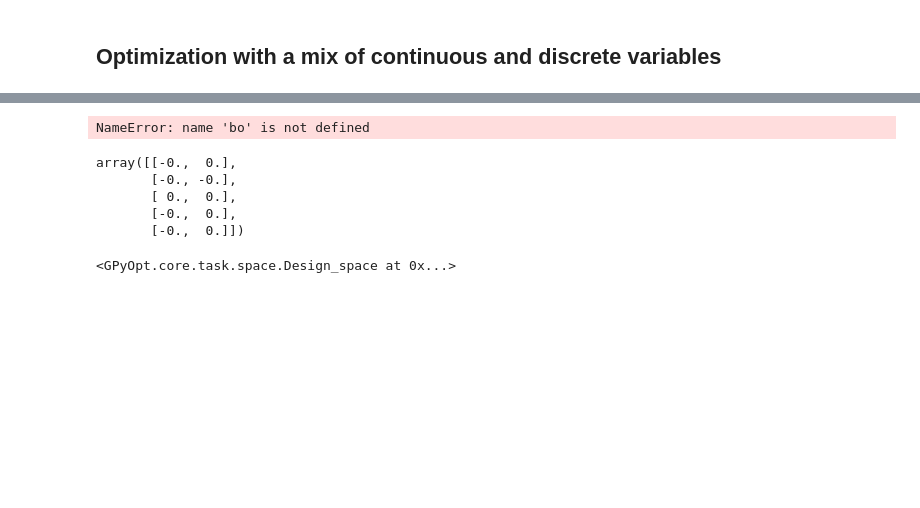
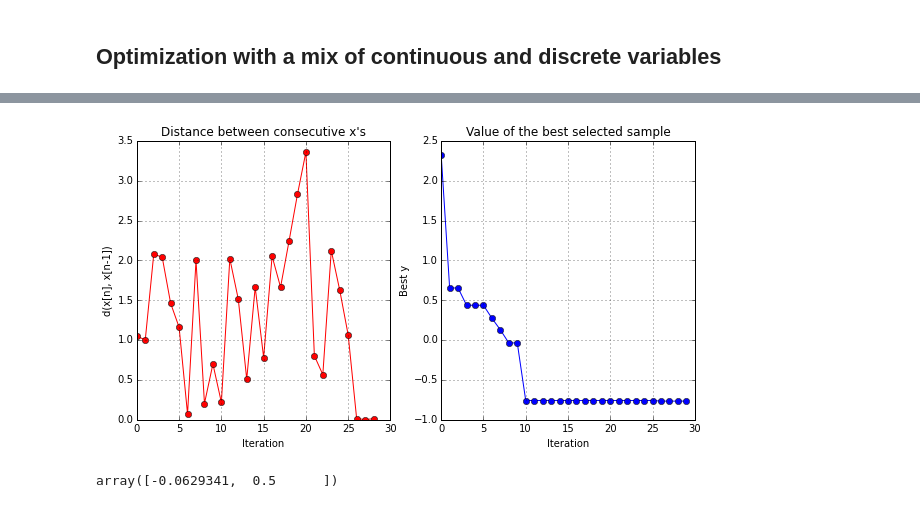
Before and after one commit to SheffieldML/GPyOpt, a Jupyter notebook: manual/Mixed domain optimization.ipynb, the cells around one changed output, grey strips where cells are left out. Cells and saved outputs as stored; diff of their text form; code cells hidden in the pictures; blank space fills up the shorter version.

```diff
--- a/manual/Mixed domain optimization.ipynb
+++ b/manual/Mixed domain optimization.ipynb
@@ -54,16 +58,8 @@ TypeError: __init__() takes exactly 3 arguments (2 given)
-# %%
-bo.objective.cost(initial_design)
-# %% [output]
-NameError: name 'bo' is not defined
-# %%
-initial_design * np.zeros((5,1))
-# %% [output]
-array([[-0.,  0.],
-       [-0., -0.],
-       [ 0.,  0.],
-       [-0.,  0.],
-       [-0.,  0.]])
-# %%
-space
-# %% [output]
-<GPyOpt.core.task.space.Design_space at 0x...>
+# %%
+bo.plot_convergence()
+# %% [output]
+[figure, added]
+# %%
+bo.x_opt
+# %% [output]
+array([-0.0629341,  0.5      ])
```
Also changed, not shown: parts of 1 cell of this notebook, 4 other files.
